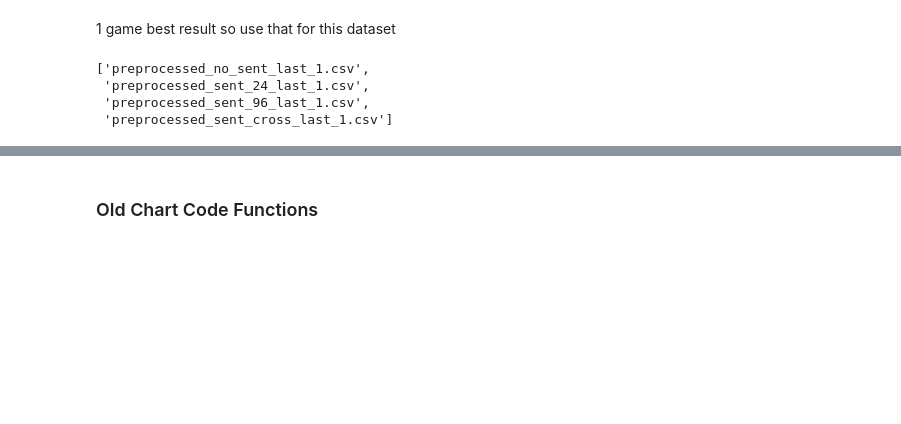
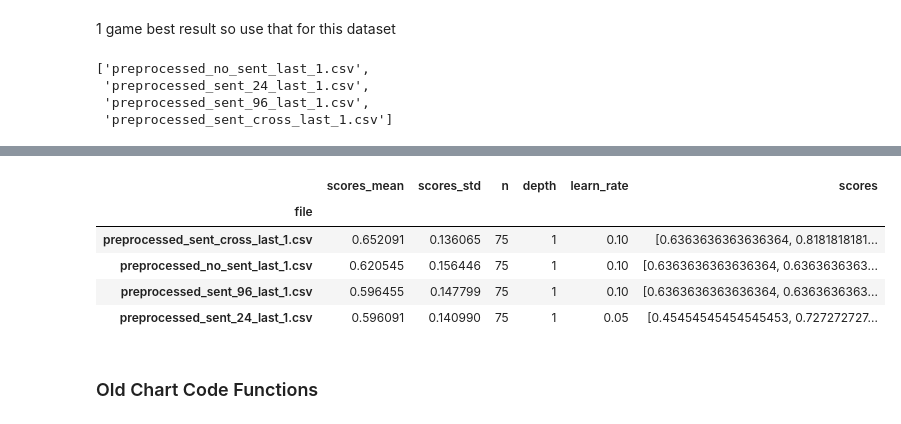
Before and after one commit to huuugh18/NFL_twitter_sentiment_odds, a Jupyter notebook: models/ada_boost.ipynb, the cells around one changed output, grey strips where cells are left out. Cells and saved outputs as stored; diff of their text form; code cells hidden in the pictures; blank space fills up the shorter version.

Commit message:
ada boost sentiment results

```diff
--- a/models/ada_boost.ipynb
+++ b/models/ada_boost.ipynb
@@ -311,8 +311,8 @@ Decision Tree Base much better, use that for further models.
 ### Run for every non sentiment dataset
 # %%
 def all_datasets(files):
-    n_ests = [10, 50, 100, 500, 1000, 3000, 5000]
-    learn_rates = [0.01, 0.1, 1, 5, 10, 50, 100, 200]
+    n_ests = [10, 50, 75, 100, 150, 200, 500, 1000]
+    learn_rates = [0.01, 0.05, 0.1, 0.5, 1, 5]
     base_est_depths = [1]
     # n_ests = [10, 50]
     # learn_rates = [0.01, 100, 200]
@@ -328,7 +328,7 @@ def all_datasets(files):
         results.append(max_score)
         print(max_score)
         df = pd.DataFrame.from_records([max_score], index ='file')
-        df.to_csv(f'../results/ada/results{f}')
+        df.to_csv(f'../results/ada/sent_results_{f}')
     return results
 # %%
 no_sent_files = files[:7]
@@ -402,0 +421,10 @@ one_game_results = all_datasets(files_1_game)
+# %%
+df_sent_results = pd.DataFrame.from_records(one_game_results, index ='file').sort_values('scores_mean', ascending=False)
+df_sent_results
+# %% [output]
+|  | scores_mean | scores_std | n | depth | learn_rate | scores |
+| file |  |  |  |  |  |  |
+| preprocessed_sent_cross_last_1.csv | 0.652091 | 0.136065 | 75 | 1 | 0.10 | [0.6363636363636364, 0.8181818181... |
+| preprocessed_no_sent_last_1.csv | 0.620545 | 0.156446 | 75 | 1 | 0.10 | [0.6363636363636364, 0.6363636363... |
+| preprocessed_sent_96_last_1.csv | 0.596455 | 0.147799 | 75 | 1 | 0.10 | [0.6363636363636364, 0.6363636363... |
+| preprocessed_sent_24_last_1.csv | 0.596091 | 0.140990 | 75 | 1 | 0.05 | [0.45454545454545453, 0.727272727... |
```
Also changed, not shown: parts of 4 cells of this notebook, 5 other files.
